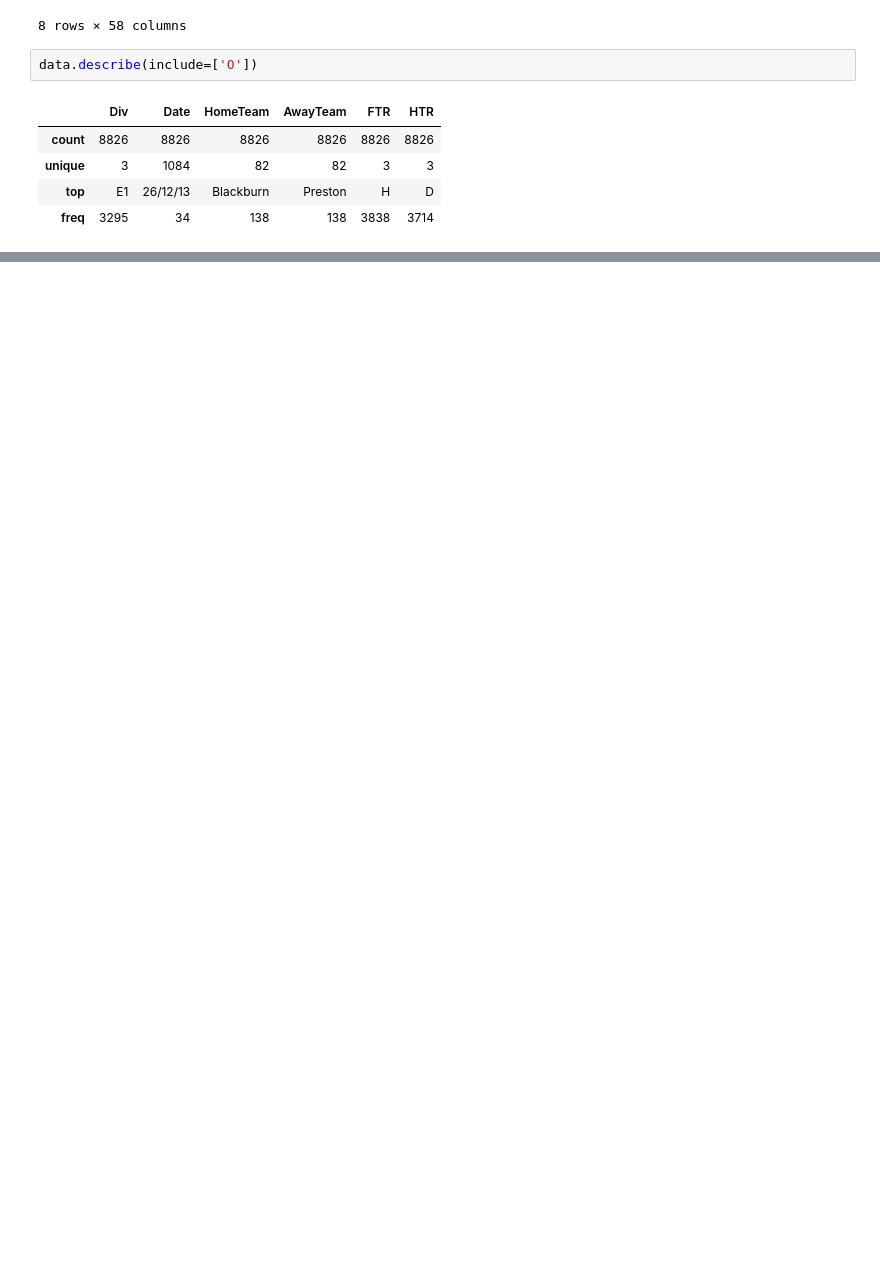
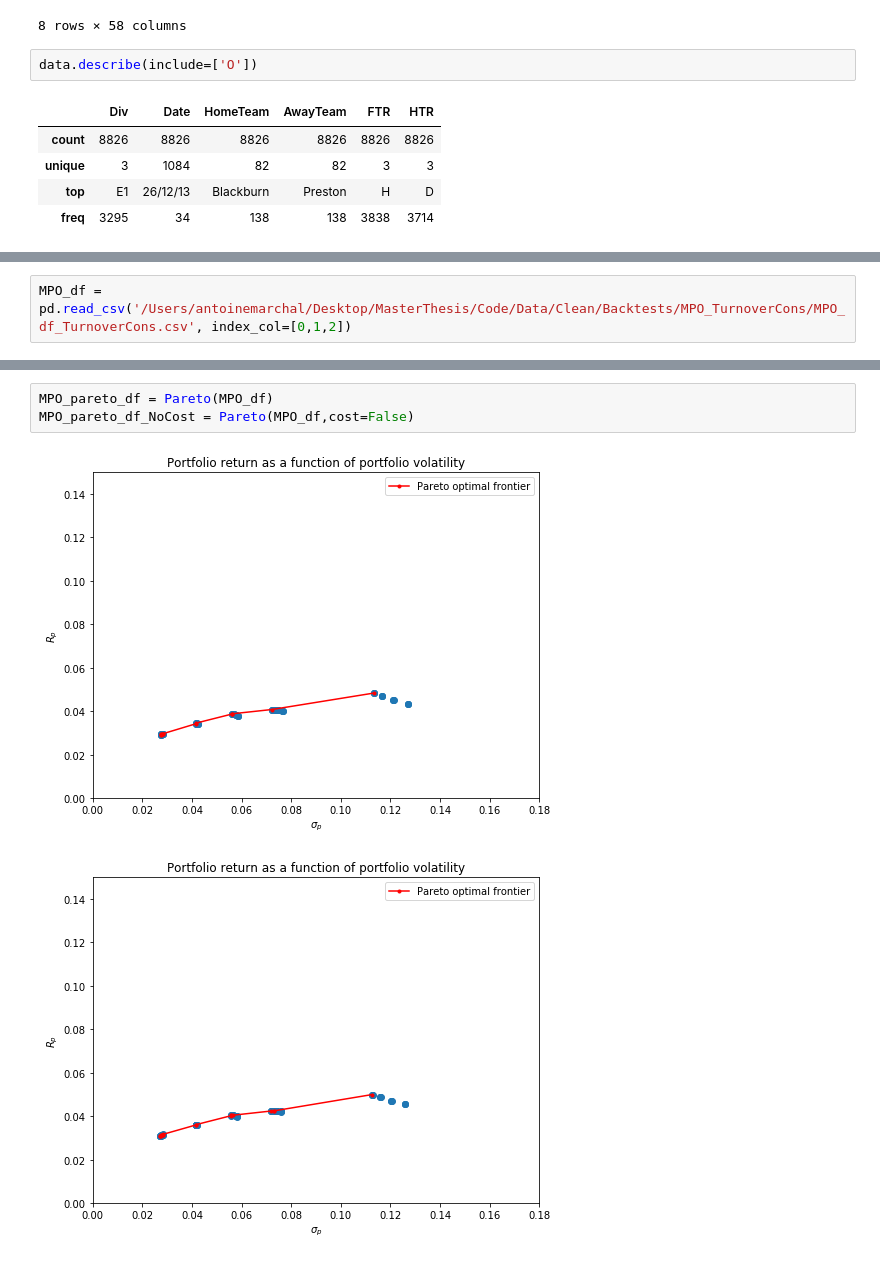
Before and after one commit to AntMarchal/DataScienceInPractice, a Jupyter notebook: Project/code/Project.ipynb, the cells around one changed output, grey strips where cells are left out. Cells and saved outputs as stored; diff of their text form; blank space fills up the shorter version.

```diff
--- a/Project/code/Project.ipynb
+++ b/Project/code/Project.ipynb
@@ -172,0 +179,2 @@ data.describe(include=['O'])
+# %%
+MPO_df = pd.read_csv('/Users/antoinemarchal/Desktop/MasterThesis/Code/Data/Clean/Backtests/MPO_TurnoverCons/MPO_df_TurnoverCons.csv', index_col=[0,1,2])
@@ -172,0 +219,6 @@ data.describe(include=['O'])
+# %%
+MPO_pareto_df = Pareto(MPO_df)
+MPO_pareto_df_NoCost = Pareto(MPO_df,cost=False)
+# %% [output]
+[figure, added]
+[figure, added]
```
Also changed, not shown: parts of 6 cells of this notebook.
